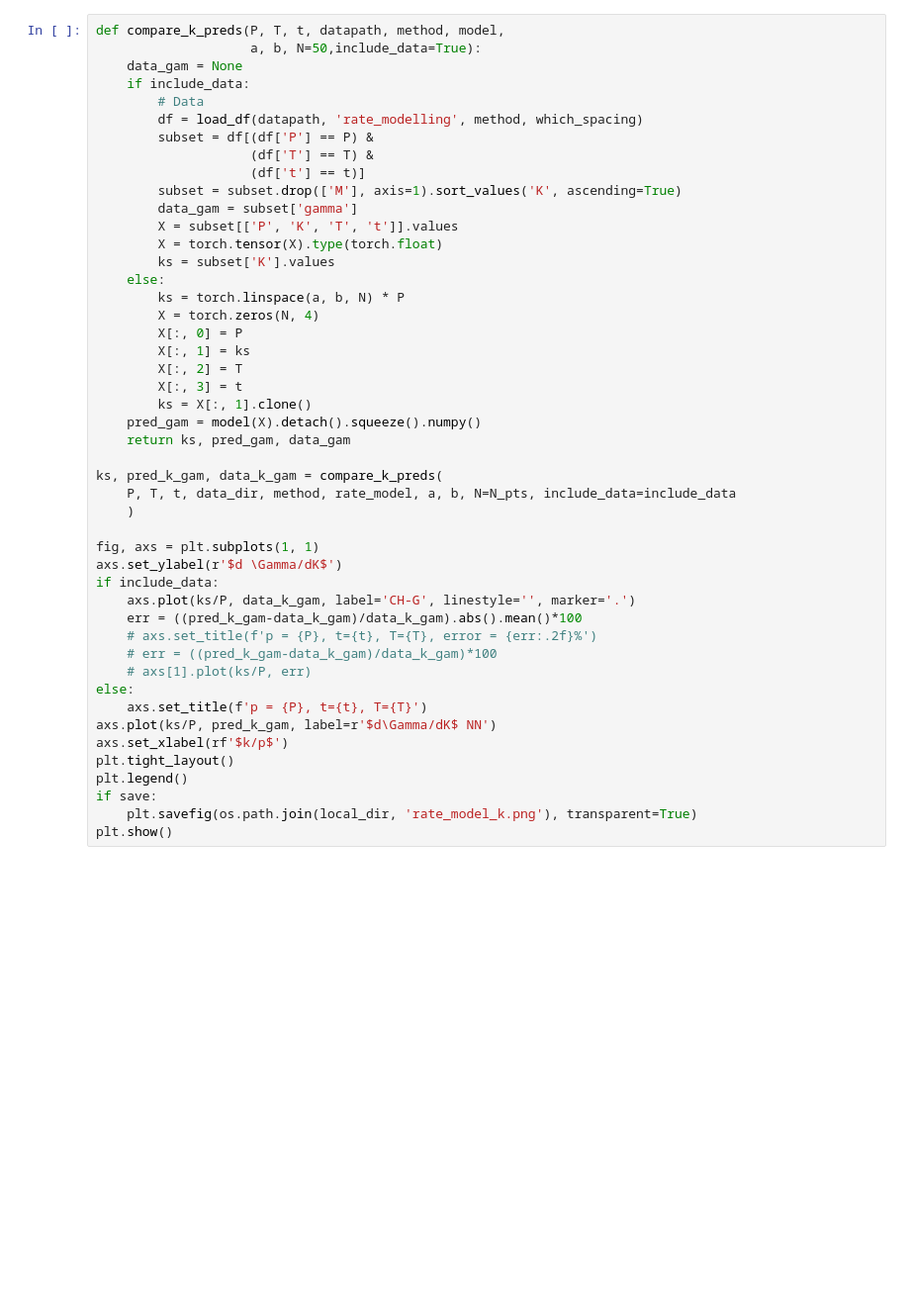
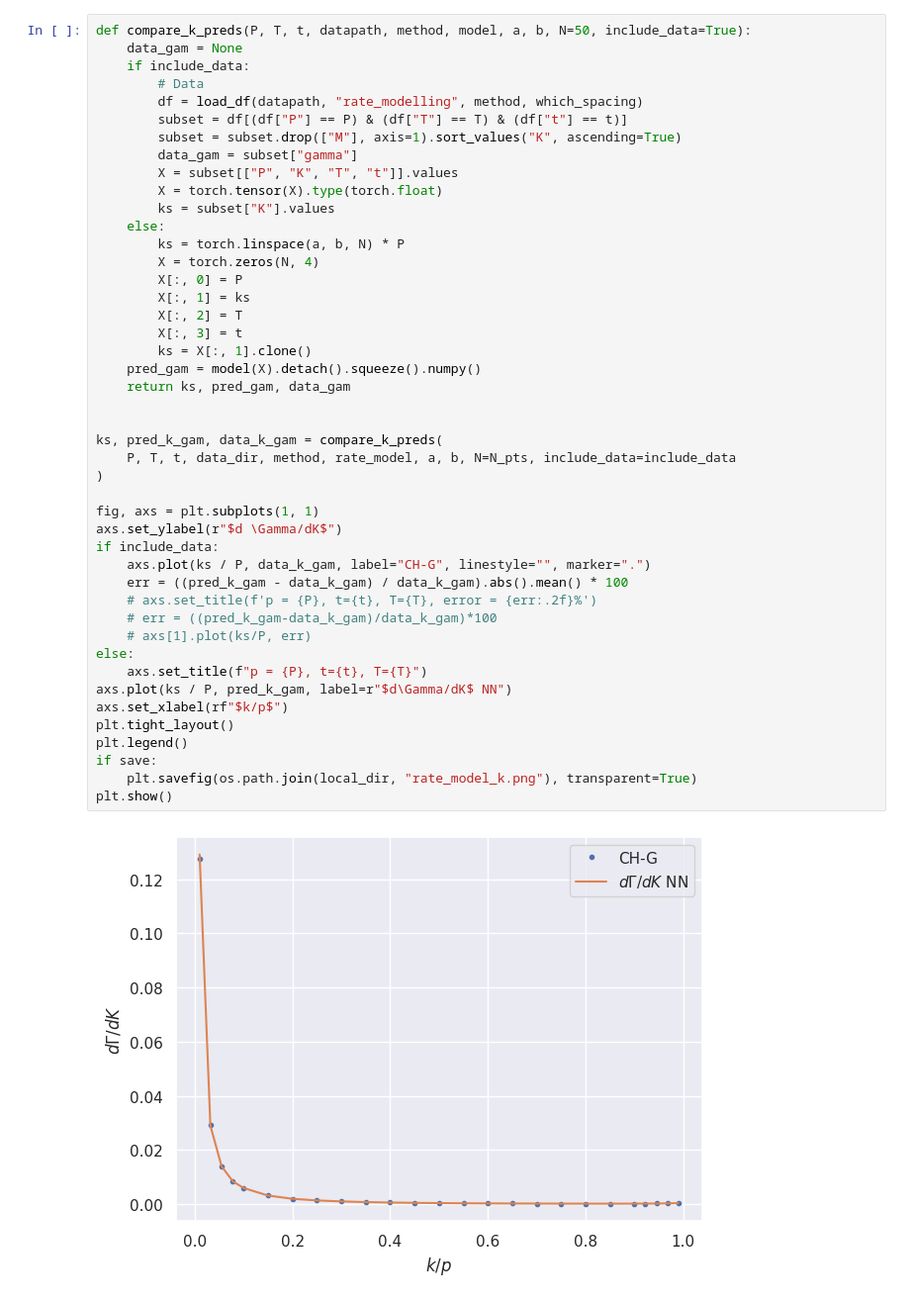
Before and after one commit to chavezrodz/RateModelling, a Jupyter notebook: figures.ipynb, the cells around one changed output. Shown at 99% size. Saved outputs shown, nothing was run; the diff lists cells and outputs as text; blank space fills up the shorter version.

```diff
--- a/figures.ipynb
+++ b/figures.ipynb
@@ -127,49 +159,49 @@ plt.show()
 # %%
-def compare_k_preds(P, T, t, datapath, method, model,
-                    a, b, N=50,include_data=True):
+def compare_k_preds(P, T, t, datapath, method, model, a, b, N=50, include_data=True):
     data_gam = None
     if include_data:
         # Data
-        df = load_df(datapath, 'rate_modelling', method, which_spacing)
-        subset = df[(df['P'] == P) &
-                    (df['T'] == T) &
-                    (df['t'] == t)]
-        subset = subset.drop(['M'], axis=1).sort_values('K', ascending=True)
-        data_gam = subset['gamma']
-        X = subset[['P', 'K', 'T', 't']].values
+        df = load_df(datapath, "rate_modelling", method, which_spacing)
+        subset = df[(df["P"] == P) & (df["T"] == T) & (df["t"] == t)]
+        subset = subset.drop(["M"], axis=1).sort_values("K", ascending=True)
+        data_gam = subset["gamma"]
+        X = subset[["P", "K", "T", "t"]].values
         X = torch.tensor(X).type(torch.float)
-        ks = subset['K'].values
+        ks = subset["K"].values
     else:
         ks = torch.linspace(a, b, N) * P
         X = torch.zeros(N, 4)
         X[:, 0] = P
         X[:, 1] = ks
         X[:, 2] = T
         X[:, 3] = t
         ks = X[:, 1].clone()
     pred_gam = model(X).detach().squeeze().numpy()
     return ks, pred_gam, data_gam
 
+
 ks, pred_k_gam, data_k_gam = compare_k_preds(
     P, T, t, data_dir, method, rate_model, a, b, N=N_pts, include_data=include_data
-    )
+)
 
 fig, axs = plt.subplots(1, 1)
-axs.set_ylabel(r'$d \Gamma/dK$')
+axs.set_ylabel(r"$d \Gamma/dK$")
 if include_data:
-    axs.plot(ks/P, data_k_gam, label='CH-G', linestyle='', marker='.')
-    err = ((pred_k_gam-data_k_gam)/data_k_gam).abs().mean()*100
+    axs.plot(ks / P, data_k_gam, label="CH-G", linestyle="", marker=".")
+    err = ((pred_k_gam - data_k_gam) / data_k_gam).abs().mean() * 100
     # axs.set_title(f'p = {P}, t={t}, T={T}, error = {err:.2f}%')
     # err = ((pred_k_gam-data_k_gam)/data_k_gam)*100
     # axs[1].plot(ks/P, err)
 else:
-    axs.set_title(f'p = {P}, t={t}, T={T}')
-axs.plot(ks/P, pred_k_gam, label=r'$d\Gamma/dK$ NN')
-axs.set_xlabel(rf'$k/p$')
+    axs.set_title(f"p = {P}, t={t}, T={T}")
+axs.plot(ks / P, pred_k_gam, label=r"$d\Gamma/dK$ NN")
+axs.set_xlabel(rf"$k/p$")
 plt.tight_layout()
 plt.legend()
 if save:
-    plt.savefig(os.path.join(local_dir, 'rate_model_k.png'), transparent=True)
+    plt.savefig(os.path.join(local_dir, "rate_model_k.png"), transparent=True)
 plt.show()
+# %% [output]
+[figure, added]
 # %%
 def k_integral(P, T, datapath, method, rate_model, int_model, a, b, N=50):
```
Also changed, not shown: parts of 5 cells of this notebook, 3 other files.
